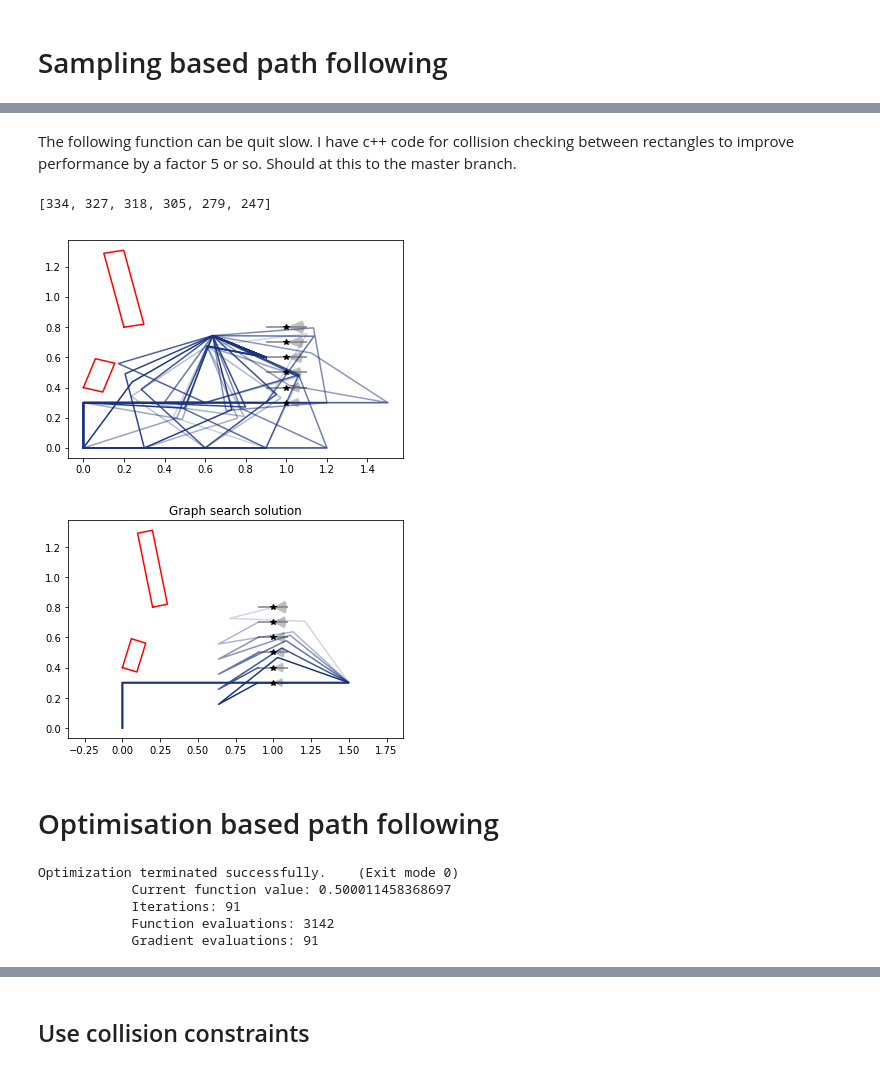
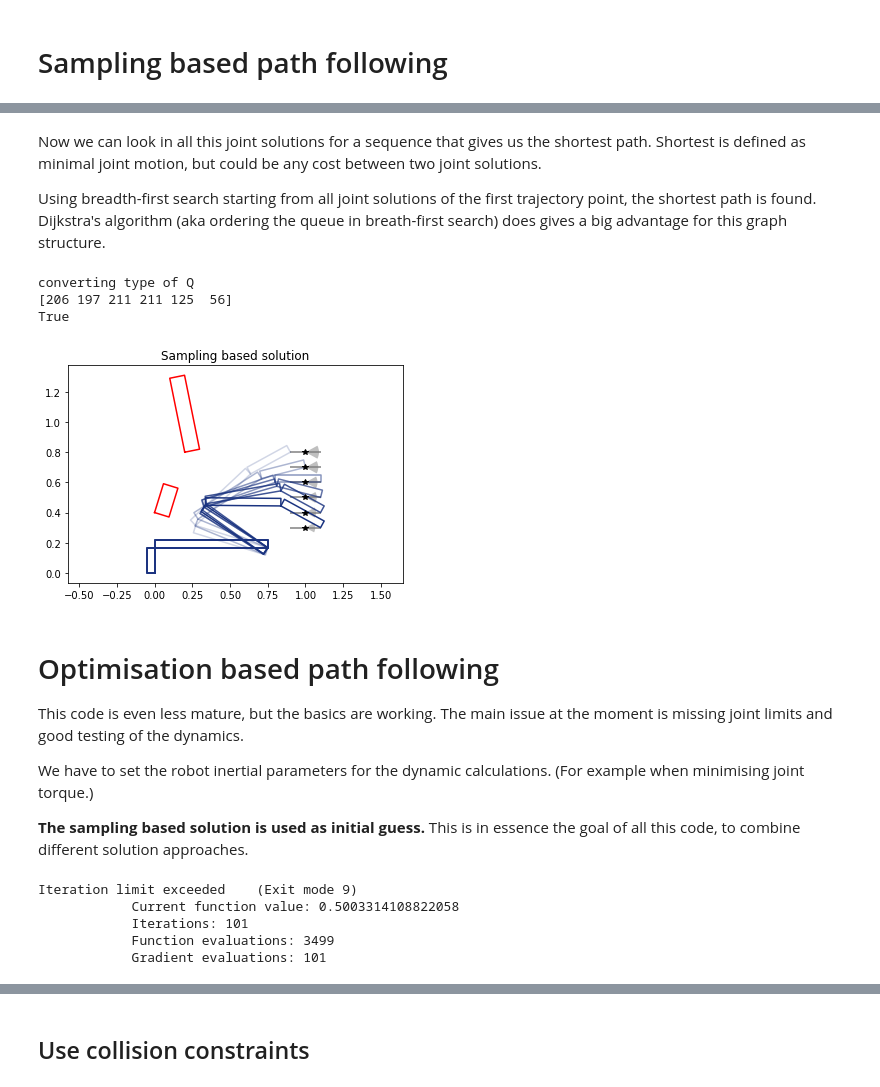
Before and after one commit to JeroenDM/planar_python_robotics, a Jupyter notebook: example_redundant_kinematics.ipynb, the cells around one changed output, grey strips where cells are left out. Cells and saved outputs as stored; diff of their text form; code cells hidden in the pictures.

Commit message:
add explanation to redundant example

```diff
--- a/example_redundant_kinematics.ipynb
+++ b/example_redundant_kinematics.ipynb
@@ -22,0 +39,7 @@ from ppr.geometry import Rectangle
+# %%
+# change the default sampling and joint limits
+robot1.ik_samples = [10, 5] # first and second prismatic joint
+robot1.set_joint_limtis = [(0, 1), (0, 2), (), (), ()] # only set joint limits on first two joints
+
+sol = robot1.ik([0.5, 1.5, np.pi / 4])
+print("Found {} inverse kinematic solutions.".format(len(sol['q'])))
@@ -38,20 +89,25 @@ plt.show()
+# %% [markdown]
+Now we can look in all this joint solutions for a sequence that gives us the shortest path.
+Shortest is defined as minimal joint motion, but could be any cost between two joint solutions.
+
+Using breadth-first search starting from all joint solutions of the first trajectory point, the shortest path is found. Dijkstra's algorithm (aka ordering the queue in breath-first search) does gives a big advantage for this graph structure.
 # %%
-from ppr.path import cart_to_joint
+from ppr.path import get_shortest_path
+
+sol = get_shortest_path(path_js)
+
+print(sol['success'])
+# %% [output]
+converting type of Q
+[206 197 211 211 125  56]
+True
-# %% [markdown]
-The following function can be quit slow. I have c++ code for collision checking between rectangles to improve performance by a factor 5 or so. Should at this to the master branch.
-# %%
-robot1.ik_samples = [6, 6]
-path_js = cart_to_joint(robot1, path1, check_collision=True, scene=sc1)
-# %%
-# show the number of sampled joint positions for every trajectory point
-[qp.shape[0] for qp in path_js]
-# %% [output]
-[334, 327, 318, 305, 279, 247]
 # %%
-fig2, ax2 = plt.subplots()
-robot1.plot_path_kinematics(ax2, path_js[3][1:30])
-for tp in path1: tp.plot(ax2)
-for r in sc1: r.plot(ax2, 'r')
+fig3, ax3 = plt.subplots()
+plt.title("Sampling based solution")
+ax3.axis('equal')
+robot1.plot_path(ax3, sol['path'])
+for tp in path1: tp.plot(ax3)
+for r in sc1: r.plot(ax3, 'r')
 plt.show()
 # %% [output]
-[figure, old version]
+[figure, new version]
@@ -63,12 +114,8 @@ print(sol['success'])
-# %%
-fig3, ax3 = plt.subplots()
-plt.title("Graph search solution")
-ax3.axis('equal')
-robot1.plot_path_kinematics(ax3, sol['path'])
-for tp in path1: tp.plot(ax3)
-for r in sc1: r.plot(ax3, 'r')
-plt.show()
-# %% [output]
-[figure, removed]
-# %% [markdown]
-# Optimisation based path following
+# %% [markdown]
+# Optimisation based path following
+
+This code is even less mature, but the basics are working. The main issue at the moment is missing joint limits and good testing of the dynamics.
+
+We have to set the robot inertial parameters for the dynamic calculations. (For example when minimising joint torque.)
+
+**The sampling based solution is used as initial guess.** This is in essence the goal of all this code, to combine different solution approaches.
@@ -75,2 +130,10 @@ plt.show()
 # %%
 from ppr.optim import get_optimal_trajectory
+
+q_opt, dq_opt, ddq_opt = get_optimal_trajectory(robot1, path1, q_init)
+# %% [output]
+Iteration limit exceeded    (Exit mode 9)
+            Current function value: 0.5003314108822058
+            Iterations: 101
+            Function evaluations: 3499
+            Gradient evaluations: 101
@@ -82,11 +140,3 @@ q_init = sol['path']
-# %%
-q_opt, dq_opt, ddq_opt = get_optimal_trajectory(robot1, path1, q_init)
-# %% [output]
-Optimization terminated successfully.    (Exit mode 0)
-            Current function value: 0.500011458368697
-            Iterations: 91
-            Function evaluations: 3142
-            Gradient evaluations: 91
 # %%
 fig4, ax4 = plt.subplots()
 plt.title("Optimized solution")
```
Also changed, not shown: parts of 28 cells of this notebook.
